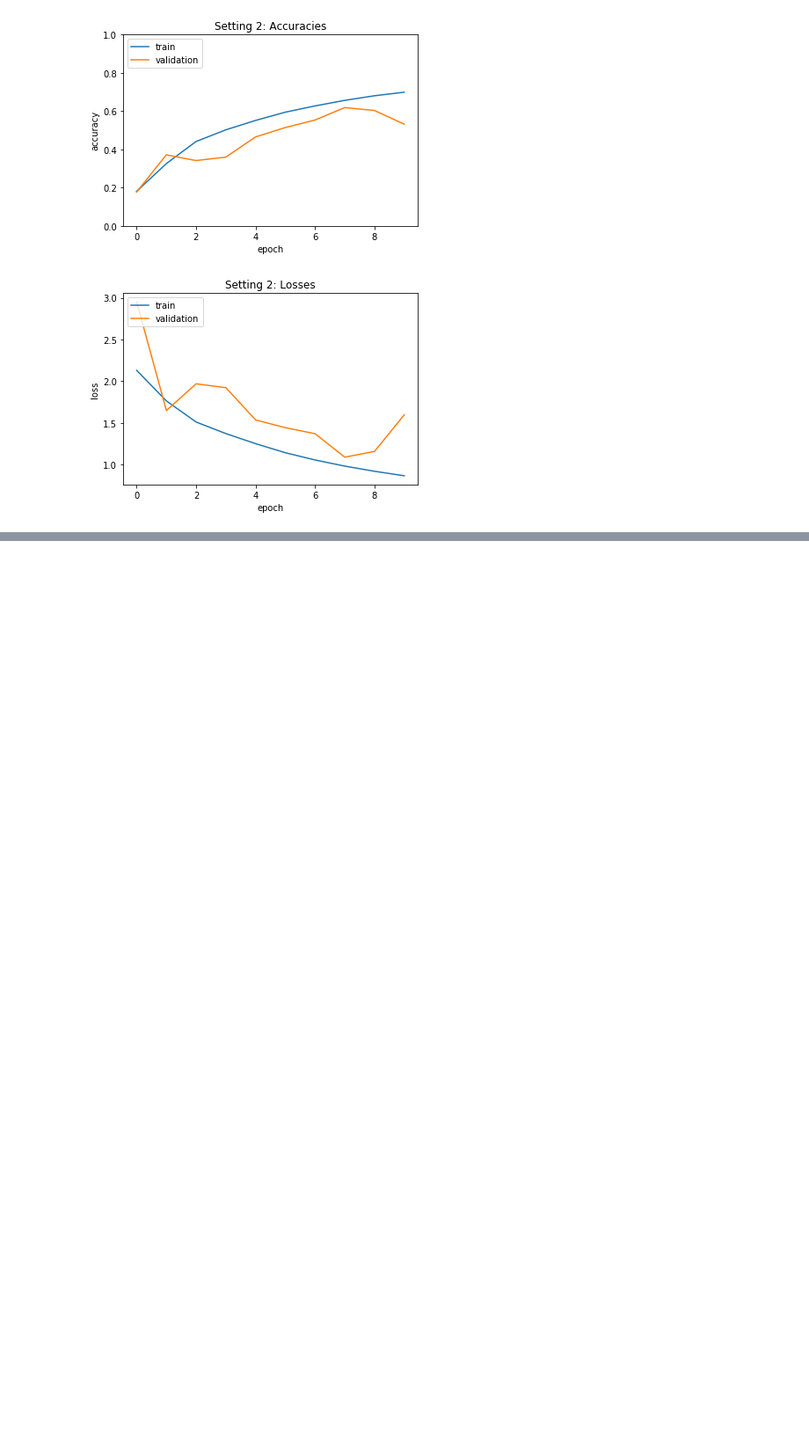
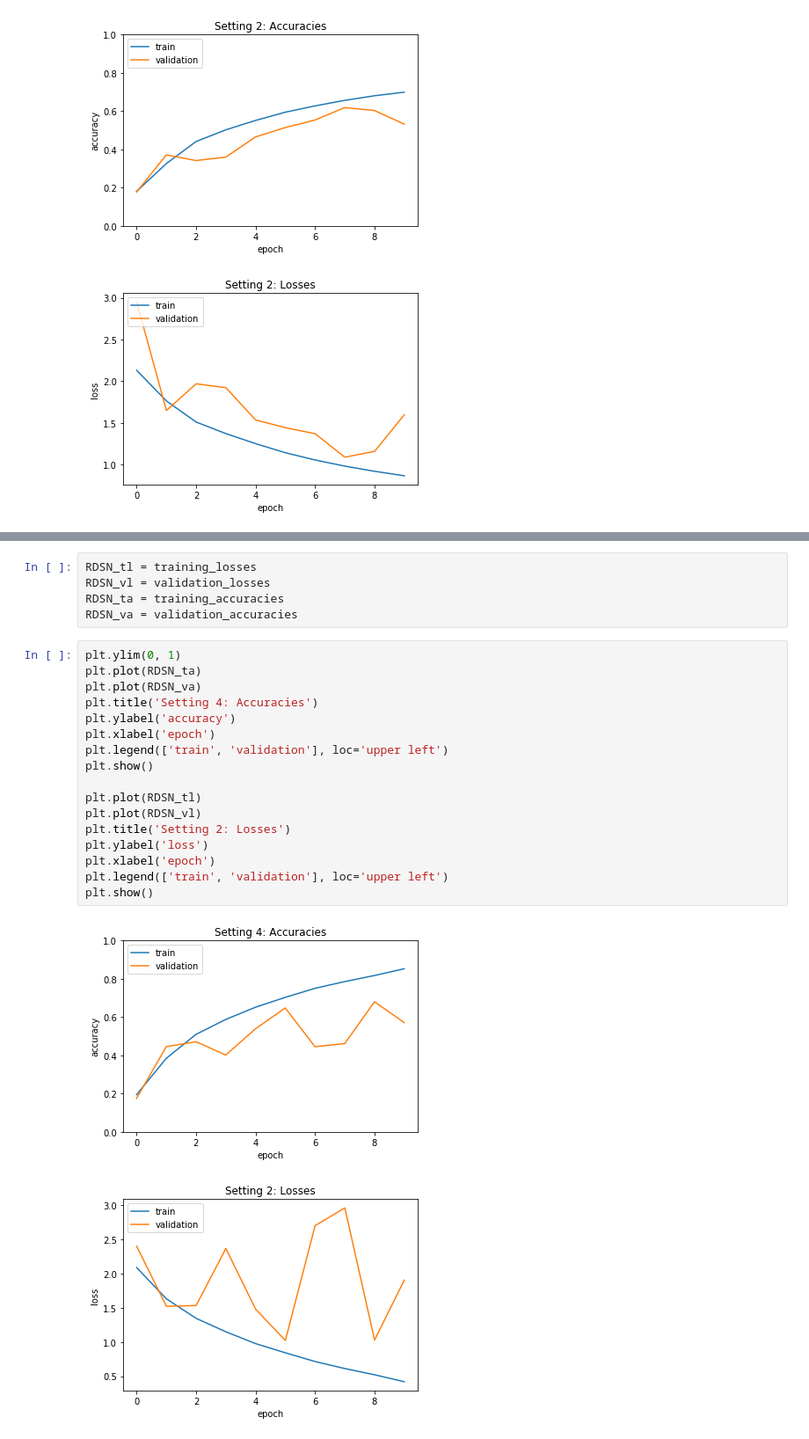
Before and after one commit to SurenderHarsha/DeepLearning1, a Jupyter notebook: AlexNetExperiments.ipynb, the cells around one changed output, grey strips where cells are left out. Shown at 88% size. Cells and saved outputs as stored; diff of their text form; blank space fills up the shorter version.

```diff
--- a/AlexNetExperiments.ipynb
+++ b/AlexNetExperiments.ipynb
@@ -376,0 +423,25 @@ plt.show()
+# %%
+RDSN_tl = training_losses
+RDSN_vl = validation_losses
+RDSN_ta = training_accuracies
+RDSN_va = validation_accuracies
+# %%
+plt.ylim(0, 1)
+plt.plot(RDSN_ta)
+plt.plot(RDSN_va)
+plt.title('Setting 4: Accuracies')
+plt.ylabel('accuracy')
+plt.xlabel('epoch')
+plt.legend(['train', 'validation'], loc='upper left')
+plt.show()
+
+plt.plot(RDSN_tl)
+plt.plot(RDSN_vl)
+plt.title('Setting 2: Losses')
+plt.ylabel('loss')
+plt.xlabel('epoch')
+plt.legend(['train', 'validation'], loc='upper left')
+plt.show()
+# %% [output]
+[figure, added]
+[figure, added]
```
Also changed, not shown: parts of 12 cells of this notebook.
